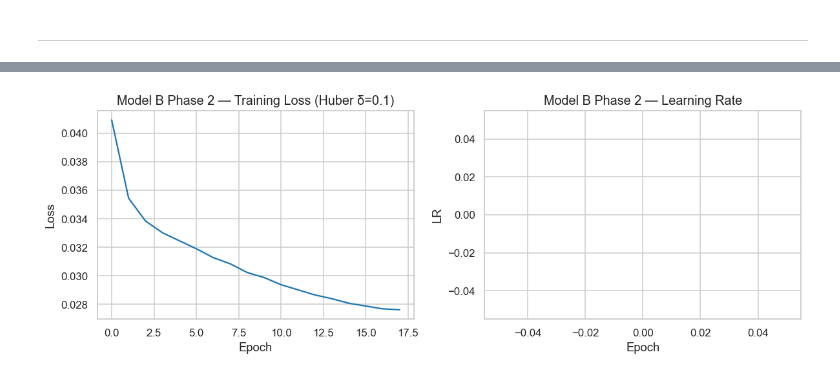
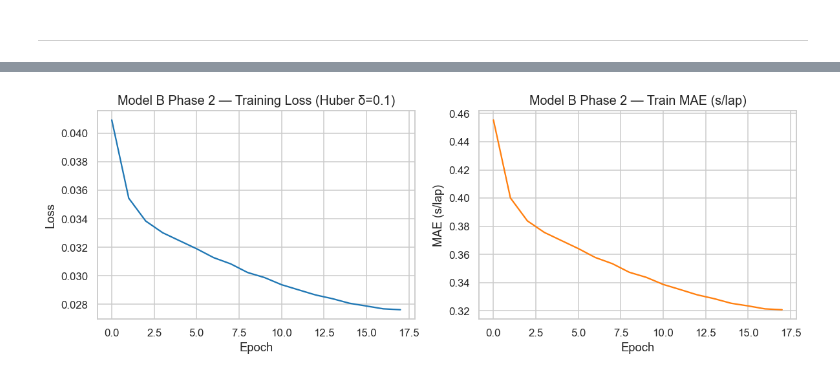
Before and after one commit to VforVitorio/F1-StratLab, a Jupyter notebook: notebooks/strategy/tire_degradation/N09_tiredeg_tcn.ipynb, the cells around one changed output, grey strips where cells are left out. Saved outputs shown, nothing was run; the diff lists cells and outputs as text; code cells hidden in the pictures.

```diff
--- a/notebooks/strategy/tire_degradation/N09_tiredeg_tcn.ipynb
+++ b/notebooks/strategy/tire_degradation/N09_tiredeg_tcn.ipynb
@@ -1591,26 +1781,33 @@ print(f"{'─'*40}")
 # %%
-# ── Load CSV logs ──────────────────────────────────────────────────────────────
+# ── Load CSV logs ──────────────────────────────────────────────────────────
 log_dir_B_p2 = sorted(LOG_DIR.glob('tcn_modelB_phase2/version_*'))[-1]
 metrics_B_p2 = pd.read_csv(log_dir_B_p2 / 'metrics.csv')
 
 train_loss_B2 = metrics_B_p2[['epoch', 'train/loss_epoch']].dropna()
-lr_B2         = metrics_B_p2[['epoch', 'lr-AdamW']].dropna()
+train_mae_B2  = metrics_B_p2[['epoch', 'train/mae']].dropna()
 
 fig, axes = plt.subplots(1, 2, figsize=(11, 4))
 
-axes[0].plot(train_loss_B2['epoch'], train_loss_B2['train/loss_epoch'])
+# Plot 1 — Training loss
+axes[0].plot(train_loss_B2['epoch'], train_loss_B2['train/loss_epoch'], color='tab:blue')
 axes[0].set_title('Model B Phase 2 — Training Loss (Huber δ=0.1)')
 axes[0].set_xlabel('Epoch'); axes[0].set_ylabel('Loss')
 
-axes[1].plot(lr_B2['epoch'], lr_B2['lr-AdamW'], color='tab:green')
-axes[1].set_title('Model B Phase 2 — Learning Rate')
-axes[1].set_xlabel('Epoch'); axes[1].set_ylabel('LR')
+# Plot 2 — Train MAE (no validation in Phase 2; shows absolute error convergence)
+if len(train_mae_B2) > 0:
+    axes[1].plot(train_mae_B2['epoch'], train_mae_B2['train/mae'], color='tab:orange')
+    axes[1].set_title('Model B Phase 2 — Train MAE (s/lap)')
+else:
+    axes[1].text(0.5, 0.5, 'train/mae not logged', ha='center', va='center',
+                 transform=axes[1].transAxes)
+    axes[1].set_title('Model B Phase 2 — Train MAE')
+axes[1].set_xlabel('Epoch'); axes[1].set_ylabel('MAE (s/lap)')
 
 plt.tight_layout()
 plt.savefig(outputs_path / 'modelB_phase2_training_curves.png', dpi=110)
 plt.show()
 # %% [output]
-[figure, old version]
+[figure, new version]
 # %% [markdown]
 ### Step 7.2 — Model B Phase 2 Observations
 
```
Also changed, not shown: parts of 30 cells of this notebook, 9 other files.
